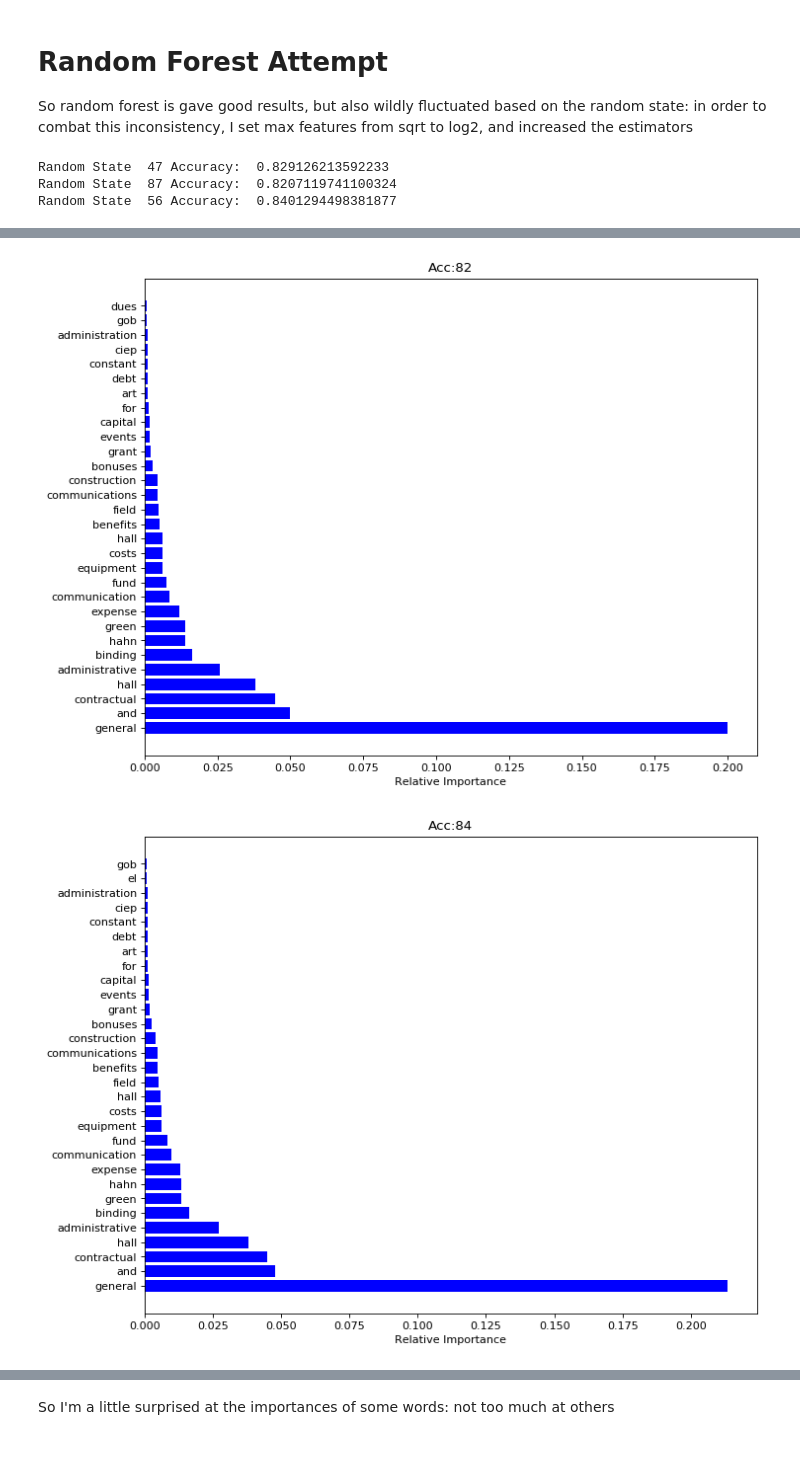
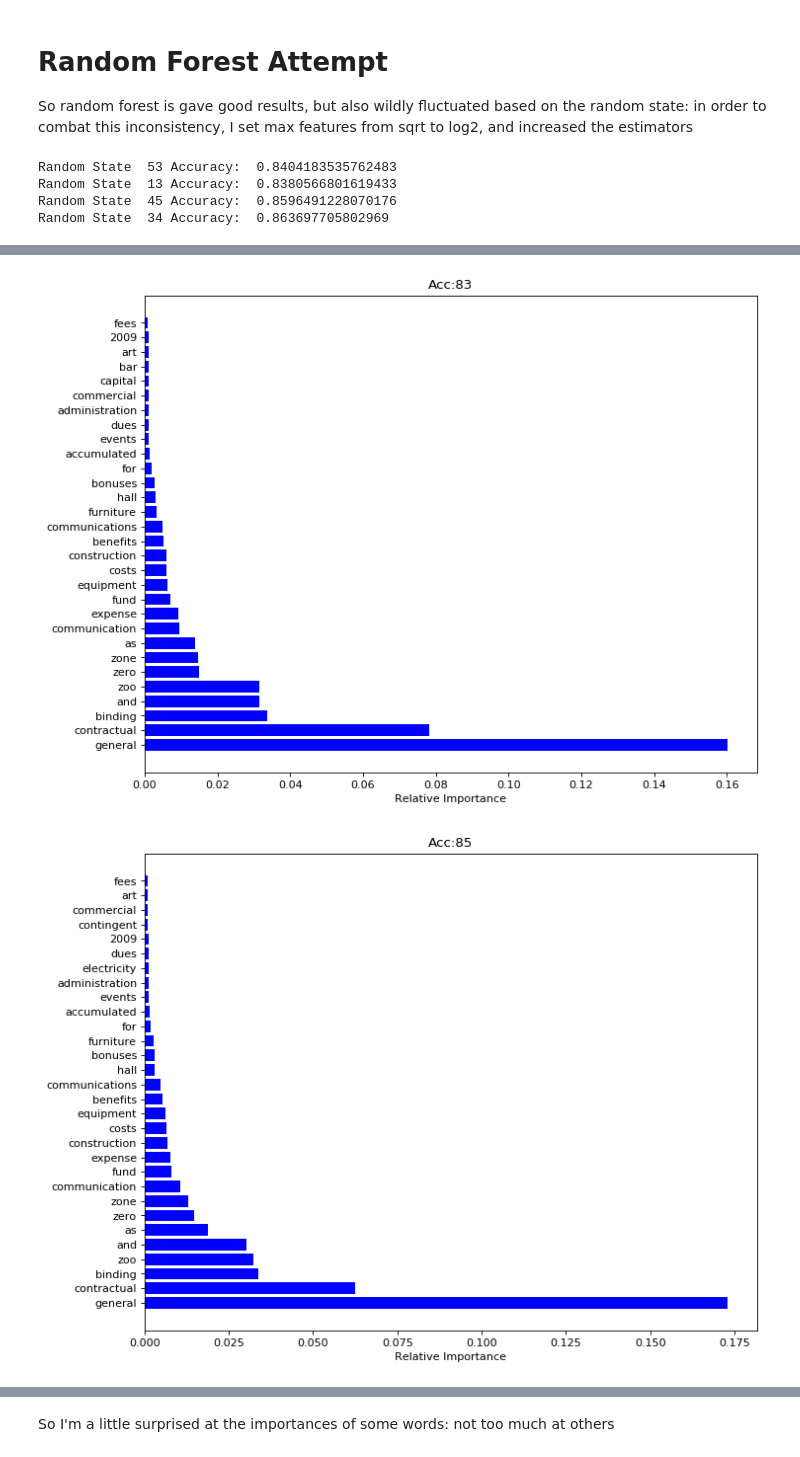
Before and after one commit to ghodouss/la_data, a Jupyter notebook: Data Digging Notebook.ipynb, the cells around one changed output, grey strips where cells are left out. Drawn from its saved outputs; the diff is of its cells as text; code cells hidden in the pictures.

```diff
--- a/Data Digging Notebook.ipynb
+++ b/Data Digging Notebook.ipynb
@@ -482,9 +462,9 @@ enc3 = Dense(5, activation='relu')(enc2)
 
 data = Input(shape=(3,))
 
-full_data = Concatenate()([vec, data])
+concat = Concatenate()([vec, data])
 
-fc1 = Dense(64, activation='relu')(full_data)
+fc1 = Dense(64, activation='relu')(concat)
 fc2 = Dense(128, activation='relu')(fc1)
 output = Dense(len(expenses), activation='softmax')(fc2)
 
@@ -577,7 +555,7 @@ Creating bi-gram data, and concatenating with the guaranteed data
 from sklearn.feature_extraction.text import CountVectorizer
 
 account_names = full_data["Account_Name"].tolist()
-make_ngram = CountVectorizer()
+make_ngram = CountVectorizer(ngram_range=[0,2])
 
 n_grams = make_ngram.fit_transform(account_names).toarray()
 
@@ -623,14 +604,15 @@ def plot_ngram_rfc(rfc, fignum, acc):
 
     cols = range(303)
 
-    features_and_weights = sorted(zip(map(lambda x: round(x, 4), rfc_keep.feature_importances_), cols),
+    features_and_weights = sorted(zip(map(lambda x: round(x, 4), rfc.feature_importances_), cols),
                  reverse=True)
 
     important_phrases = []
     weights = []
 
+
     for pair in features_and_weights[0:30]:
-        one_hot = np.zeros([300])
+        one_hot = np.zeros([720])
         one_hot[pair[1]-3] = 1
         phrase = make_ngram.inverse_transform(one_hot)[0]
         phrase = " ".join(phrase.tolist())
@@ -653,11 +635,11 @@ from random import random
 
 max_accuracy = 0
 
-for i in range(3):
+for i in range(4):
 
     state = int(random()*100)
 
-    rfc = RandomForestClassifier(n_estimators=500, random_state=state, max_features='log2')
+    rfc = RandomForestClassifier(n_estimators=200, random_state=state, max_features='log2')
 
     rfc.fit(X_train, Y_train)
 
@@ -670,6 +652,7 @@ for i in range(3):
 
     print("Random State ", state, "Accuracy: ", acc)
 # %% [output]
-Random State  47 Accuracy:  0.829126213592233
-Random State  87 Accuracy:  0.8207119741100324
-Random State  56 Accuracy:  0.8401294498381877
+Random State  53 Accuracy:  0.8404183535762483
+Random State  13 Accuracy:  0.8380566801619433
+Random State  45 Accuracy:  0.8596491228070176
+Random State  34 Accuracy:  0.863697705802969
@@ -677,2 +660,2 @@ Random State  56 Accuracy:  0.8401294498381877
-[figure, old version]
+[figure, new version]
-[figure, old version]
+[figure, new version]
```
Also changed, not shown: parts of 35 cells of this notebook.
